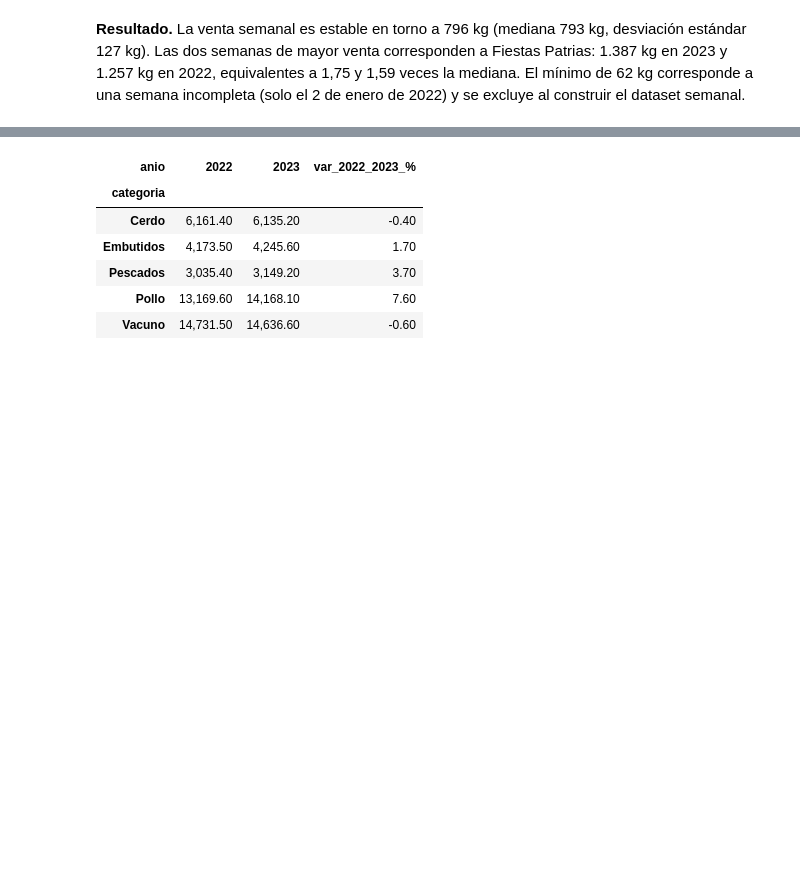
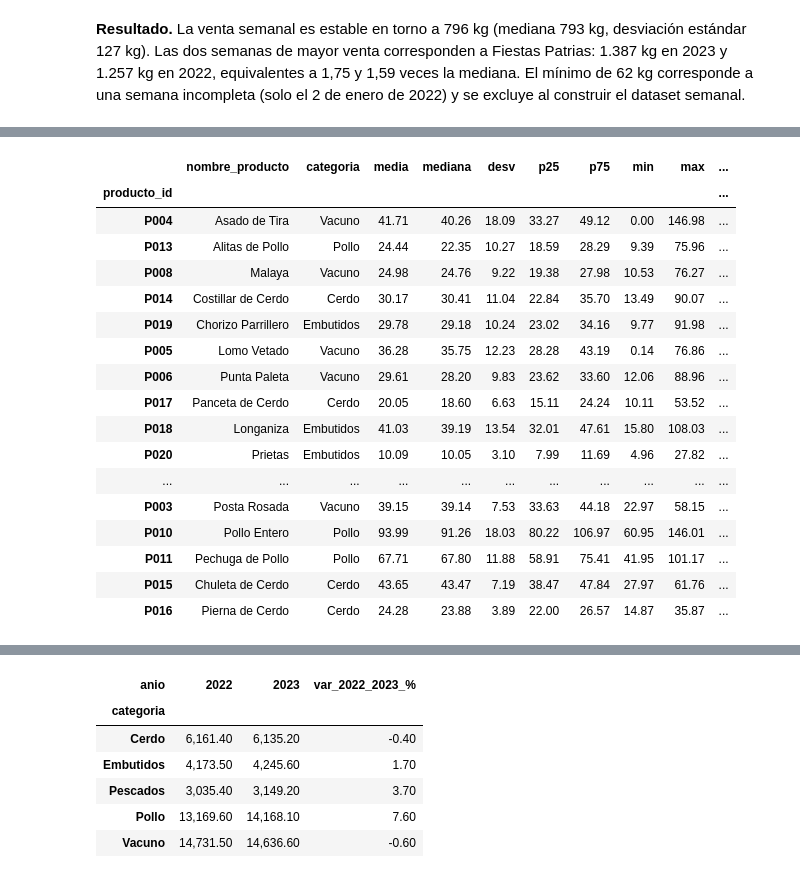
Before and after one commit to Blackmist02/NexuStock, a Jupyter notebook: Codigo/ml-engine/notebooks/01_eda.ipynb, the cells around one changed output, grey strips where cells are left out. Saved outputs shown, nothing was run; the diff lists cells and outputs as text; code cells hidden in the pictures; blank space fills up the shorter version.

```diff
--- a/Codigo/ml-engine/notebooks/01_eda.ipynb
+++ b/Codigo/ml-engine/notebooks/01_eda.ipynb
@@ -187,0 +197,49 @@ Name: cantidad_kg, dtype: float64
+# %%
+# kg por producto y semana (lunes a domingo); las semanas sin venta quedan en 0
+ventas['semana'] = ventas['fecha'].dt.to_period('W-SUN').dt.start_time
+semanas = pd.date_range('2022-01-03', FIN_ENTRENAMIENTO, freq='W-MON')
+kg_semana = (ventas.pivot_table(index='semana', columns='producto_id', values='cantidad_kg', aggfunc='sum')
+             .reindex(index=semanas, columns=productos['producto_id']).fillna(0))
+assert len(kg_semana) == 104 and kg_semana.index[-1] + pd.Timedelta(days=6) == FIN_ENTRENAMIENTO
+
+cuartiles = kg_semana.quantile([0.25, 0.75])
+desc = pd.DataFrame({
+    'media': kg_semana.mean(),
+    'mediana': kg_semana.median(),
+    'desv': kg_semana.std(),
+    'p25': cuartiles.loc[0.25],
+    'p75': cuartiles.loc[0.75],
+    'min': kg_semana.min(),
+    'max': kg_semana.max(),
+})
+desc['cv'] = desc['desv'] / desc['media']
+desc['media/mediana'] = desc['media'] / desc['mediana']
+desc['max/mediana'] = desc['max'] / desc['mediana']
+
+ric = desc['p75'] - desc['p25']
+atipico_alto = kg_semana.gt(desc['p75'] + 1.5 * ric)
+atipico_bajo = kg_semana.lt(desc['p25'] - 1.5 * ric)
+desc['atipicos_altos'] = atipico_alto.sum()
+desc['atipicos_bajos'] = atipico_bajo.sum()
+
+desc = productos.set_index('producto_id')[['nombre_producto', 'categoria']].join(desc)
+desc.sort_values('cv', ascending=False)
+# %% [output]
+|  | nombre_producto | categoria | media | mediana | desv | p25 | p75 | min | max | ... |
+| producto_id |  |  |  |  |  |  |  |  |  | ... |
+| P004 | Asado de Tira | Vacuno | 41.71 | 40.26 | 18.09 | 33.27 | 49.12 | 0.00 | 146.98 | ... |
+| P013 | Alitas de Pollo | Pollo | 24.44 | 22.35 | 10.27 | 18.59 | 28.29 | 9.39 | 75.96 | ... |
+| P008 | Malaya | Vacuno | 24.98 | 24.76 | 9.22 | 19.38 | 27.98 | 10.53 | 76.27 | ... |
+| P014 | Costillar de Cerdo | Cerdo | 30.17 | 30.41 | 11.04 | 22.84 | 35.70 | 13.49 | 90.07 | ... |
+| P019 | Chorizo Parrillero | Embutidos | 29.78 | 29.18 | 10.24 | 23.02 | 34.16 | 9.77 | 91.98 | ... |
+| P005 | Lomo Vetado | Vacuno | 36.28 | 35.75 | 12.23 | 28.28 | 43.19 | 0.14 | 76.86 | ... |
+| P006 | Punta Paleta | Vacuno | 29.61 | 28.20 | 9.83 | 23.62 | 33.60 | 12.06 | 88.96 | ... |
+| P017 | Panceta de Cerdo | Cerdo | 20.05 | 18.60 | 6.63 | 15.11 | 24.24 | 10.11 | 53.52 | ... |
+| P018 | Longaniza | Embutidos | 41.03 | 39.19 | 13.54 | 32.01 | 47.61 | 15.80 | 108.03 | ... |
+| P020 | Prietas | Embutidos | 10.09 | 10.05 | 3.10 | 7.99 | 11.69 | 4.96 | 27.82 | ... |
+| ... | ... | ... | ... | ... | ... | ... | ... | ... | ... | ... |
+| P003 | Posta Rosada | Vacuno | 39.15 | 39.14 | 7.53 | 33.63 | 44.18 | 22.97 | 58.15 | ... |
+| P010 | Pollo Entero | Pollo | 93.99 | 91.26 | 18.03 | 80.22 | 106.97 | 60.95 | 146.01 | ... |
+| P011 | Pechuga de Pollo | Pollo | 67.71 | 67.80 | 11.88 | 58.91 | 75.41 | 41.95 | 101.17 | ... |
+| P015 | Chuleta de Cerdo | Cerdo | 43.65 | 43.47 | 7.19 | 38.47 | 47.84 | 27.97 | 61.76 | ... |
+| P016 | Pierna de Cerdo | Cerdo | 24.28 | 23.88 | 3.89 | 22.00 | 26.57 | 14.87 | 35.87 | ... |
```
Also changed, not shown: parts of 21 cells of this notebook, 1 other file.
